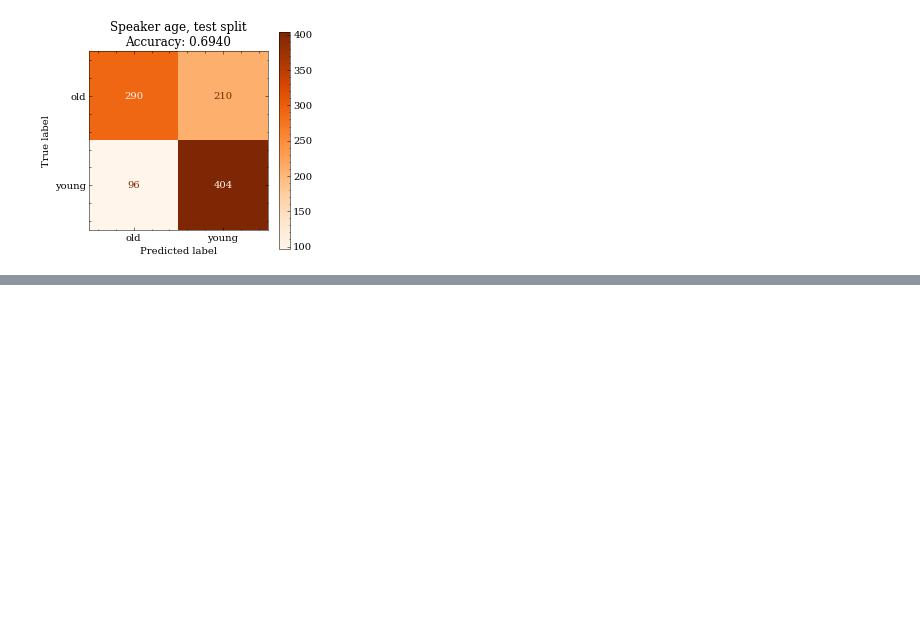
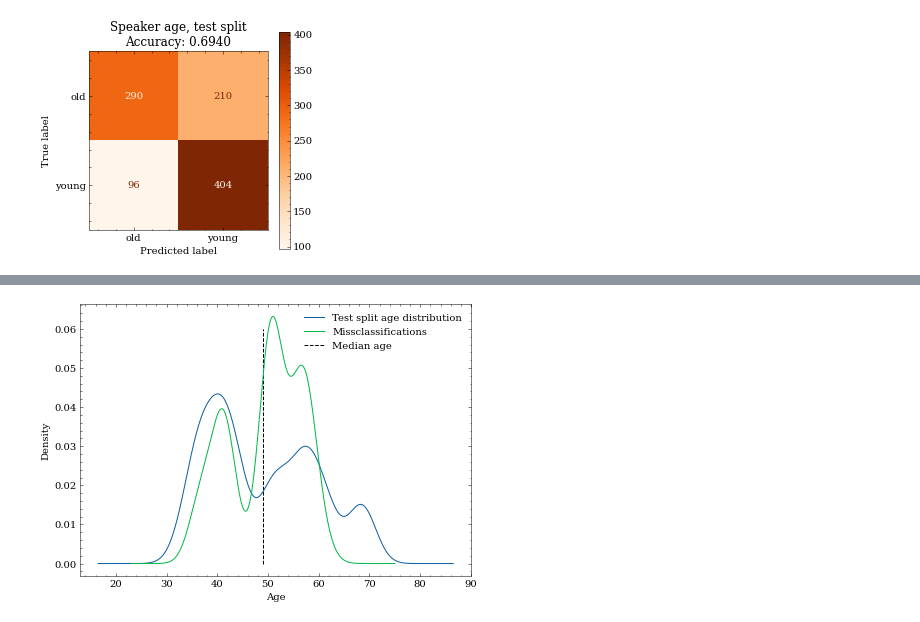
Before and after one commit to 5roop/task11, a Jupyter notebook: 009_analisis.ipynb, the cells around one changed output, grey strips where cells are left out. Saved outputs shown, nothing was run; the diff lists cells and outputs as text; code cells hidden in the pictures; blank space fills up the shorter version.

```diff
--- a/009_analisis.ipynb
+++ b/009_analisis.ipynb
@@ -129,0 +184,20 @@ plt.show()
+# %%
+fig, ax = plt.subplots(figsize=(7, 5))
+r = range(30, 75, 1)
+
+test.Speaker_age_at_recording.plot.kde(
+    # bins=r,
+    ax=ax,
+    label="Test split age distribution"
+    )
+test.Speaker_age_at_recording[test.missclassified].plot.kde(
+    # bins=r,
+    ax=ax,
+    label="Missclassifications"
+    )
+ax.vlines(49, 0, 0.06, linestyles="dashed", label="Median age")
+plt.legend()
+plt.xlabel("Age")
+plt.show()
+# %% [output]
+[figure, added]
```
Also changed, not shown: parts of 8 cells of this notebook, 9 other files.
